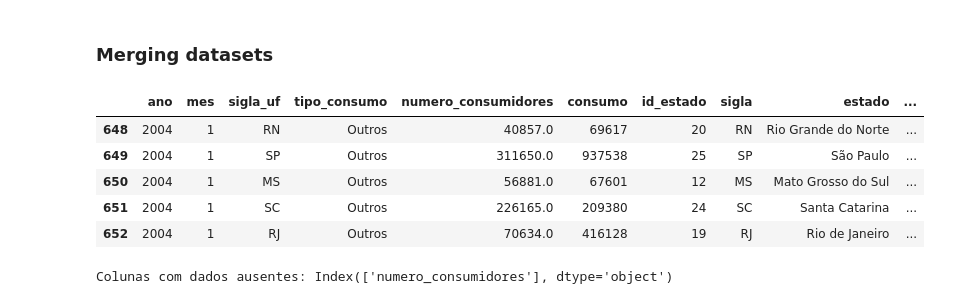
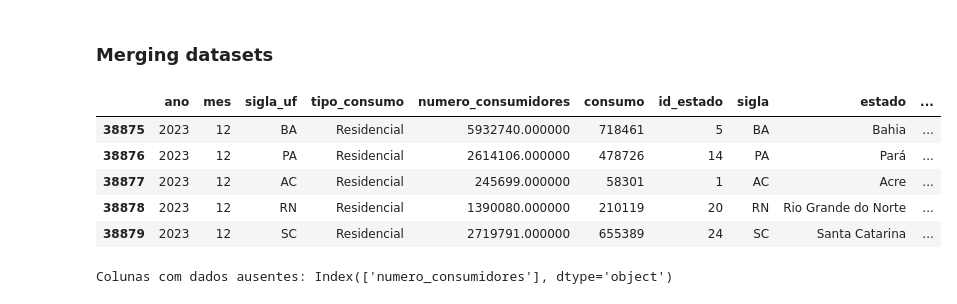
Before and after one commit to pbelfort/trabalho_ciencia_de_dados, a Jupyter notebook: notebook/tp.ipynb, the cells around one changed output. Drawn from its saved outputs; the diff is of its cells as text; code cells hidden in the pictures.

```diff
--- a/notebook/tp.ipynb
+++ b/notebook/tp.ipynb
@@ -60,25 +60,25 @@ df_consumo_energia_eletrica.describe()
 # %%
 merged_datasets = pd.merge(df_consumo_energia_eletrica,
                            df_estado_regiao,
                             how='inner',
                             left_on='sigla_uf',
                             right_on='sigla')
 
 dropedNaN = merged_datasets.dropna()
 
 dropedNaN.to_csv('../data/processed/dados_tratados.csv',
                  sep=';',
                  encoding='latin1'
                  )
 
-dropedNaN.head()
+dropedNaN.tail()
 # %% [output]
 |  | ano | mes | sigla_uf | tipo_consumo | numero_consumidores | consumo | id_estado | sigla | estado | ... |
-| 648 | 2004 | 1 | RN | Outros | 40857.0 | 69617 | 20 | RN | Rio Grande do Norte | ... |
-| 649 | 2004 | 1 | SP | Outros | 311650.0 | 937538 | 25 | SP | São Paulo | ... |
-| 650 | 2004 | 1 | MS | Outros | 56881.0 | 67601 | 12 | MS | Mato Grosso do Sul | ... |
-| 651 | 2004 | 1 | SC | Outros | 226165.0 | 209380 | 24 | SC | Santa Catarina | ... |
-| 652 | 2004 | 1 | RJ | Outros | 70634.0 | 416128 | 19 | RJ | Rio de Janeiro | ... |
+| 38875 | 2023 | 12 | BA | Residencial | 5932740.000000 | 718461 | 5 | BA | Bahia | ... |
+| 38876 | 2023 | 12 | PA | Residencial | 2614106.000000 | 478726 | 14 | PA | Pará | ... |
+| 38877 | 2023 | 12 | AC | Residencial | 245699.000000 | 58301 | 1 | AC | Acre | ... |
+| 38878 | 2023 | 12 | RN | Residencial | 1390080.000000 | 210119 | 20 | RN | Rio Grande do Norte | ... |
+| 38879 | 2023 | 12 | SC | Residencial | 2719791.000000 | 655389 | 24 | SC | Santa Catarina | ... |
 # %%
 colunas_ausentes = merged_datasets.columns[merged_datasets.isnull().any()]
 
```
Also changed, not shown: parts of 18 cells of this notebook.
